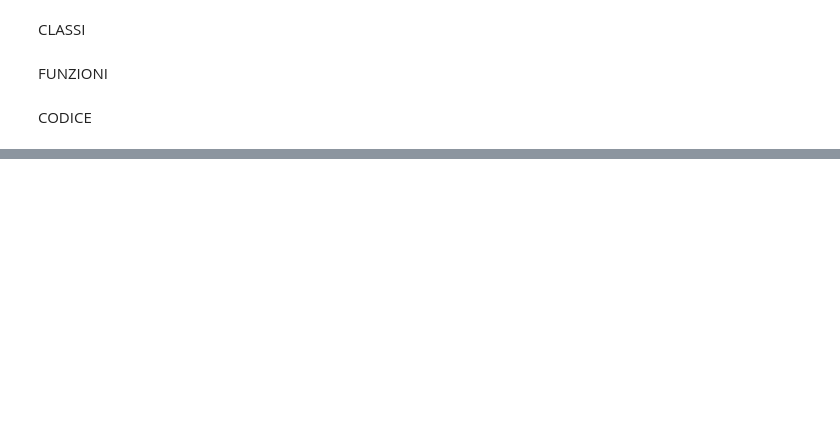
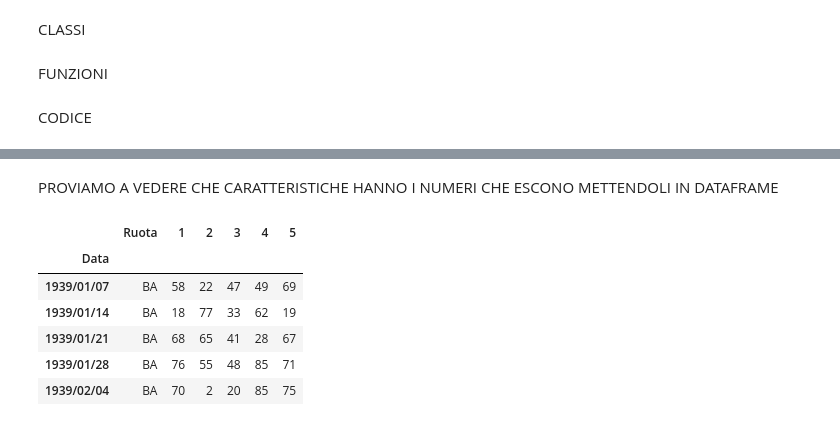
Before and after one commit to OnizukaPy/EstrazioniLotto, a Jupyter notebook: Lotto.ipynb, the cells around one changed output, grey strips where cells are left out. Saved outputs shown, nothing was run; the diff lists cells and outputs as text; code cells hidden in the pictures; blank space fills up the shorter version.

```diff
--- a/Lotto.ipynb
+++ b/Lotto.ipynb
@@ -580,3 +574,18 @@ for i in range(len(temp)):
 
 quartine = list(combinations(ambi_da_abbinare, 2))
 print(quartine)
+# %% [markdown]
+PROVIAMO A VEDERE CHE CARATTERISTICHE HANNO I NUMERI CHE ESCONO METTENDOLI IN DATAFRAME
+# %%
+estrazioni = fn.leggi_da_csv(fn.PATH_ESTR+"BA.csv")
+df_estrazioni = pd.DataFrame(estrazioni[1:], columns=estrazioni[0])
+df_estrazioni = df_estrazioni.set_index('Data')
+df_estrazioni.head()
+# %% [output]
+|  | Ruota | 1 | 2 | 3 | 4 | 5 |
+| Data |  |  |  |  |  |  |
+| 1939/01/07 | BA | 58 | 22 | 47 | 49 | 69 |
+| 1939/01/14 | BA | 18 | 77 | 33 | 62 | 19 |
+| 1939/01/21 | BA | 68 | 65 | 41 | 28 | 67 |
+| 1939/01/28 | BA | 76 | 55 | 48 | 85 | 71 |
+| 1939/02/04 | BA | 70 | 2 | 20 | 85 | 75 |
```
Also changed, not shown: parts of 6 cells of this notebook, 15 other files.
